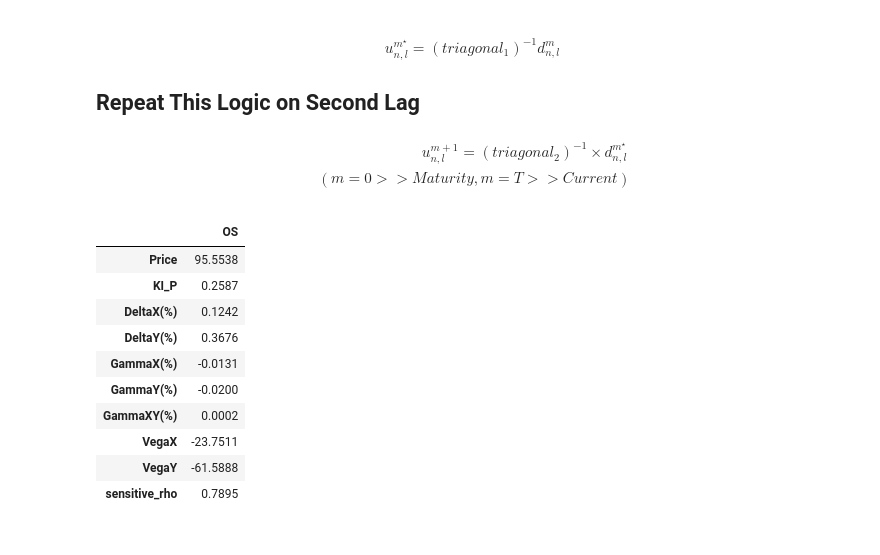
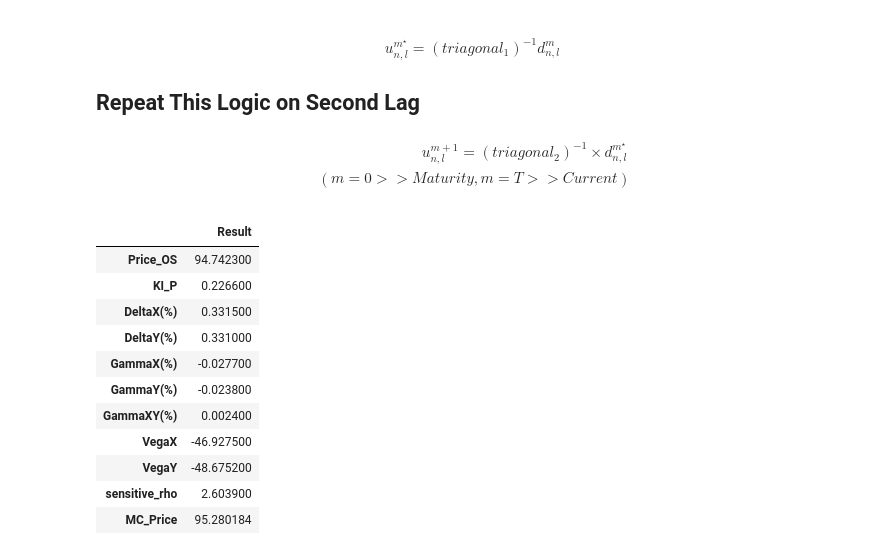
Before and after one commit to ciiadaesun/Derivative_Pricing, a Jupyter notebook: Numerical_ELS_Pricing.ipynb, the cells around one changed output. Cells and saved outputs as stored; diff of their text form; code cells hidden in the pictures.

```diff
--- a/Numerical_ELS_Pricing.ipynb
+++ b/Numerical_ELS_Pricing.ipynb
@@ -111,11 +111,11 @@ def ELS_Pricing(X,Y, std_x_KI, std_x_K, std_y_KI, std_y_K,
     #############################
     ### Calculate Forward Vol ###
     #############################
-    F_Vol_x_K,  F_Vol_x_KI  =  Calculate_F_Vol(std_x_K, std_x_KI, T)
-    F_Vol_y_K,  F_Vol_y_KI  =  Calculate_F_Vol(std_y_K, std_y_KI, T)
+    F_Vol_x_KI,  F_Vol_x_NKI  =  Calculate_F_Vol(std_x_K, std_x_KI, T)
+    F_Vol_y_KI,  F_Vol_y_NKI  =  Calculate_F_Vol(std_y_K, std_y_KI, T)
     ### initial Vol == Final Forward Vol ###
     sigx,   sigy  =  F_Vol_x_KI[-1].astype(np.float32),  F_Vol_y_KI[-1].astype(np.float32)
-    sigx2,  sigy2 =  F_Vol_x_K[-1].astype(np.float32) ,  F_Vol_y_K[-1].astype(np.float32)
+    sigx2,  sigy2 =  F_Vol_x_NKI[-1].astype(np.float32) ,  F_Vol_y_NKI[-1].astype(np.float32)
 
     pp  =  day_C_to_C   # 6 M = 125days
     M   =  len(cr) * pp
@@ -309,7 +309,7 @@ def ELS_Pricing(X,Y, std_x_KI, std_x_K, std_y_KI, std_y_K,
             Data[t+1][conditionY:,conditionX:] = F * (1+CR[int((t+2)/pp)])
 
             ############## Change Forward Vol and Parameters###########
-            sigx , sigy = F_Vol_x_K[-(int((t+2)/pp))-1] , F_Vol_y_K[-(int((t+2)/pp))-1]
+            sigx , sigy = F_Vol_x_NKI[-(int((t+2)/pp))-1] , F_Vol_y_NKI[-(int((t+2)/pp))-1]
             ############## Tridiag Parameter (Knock In) ###############
             an = (     1+ h * (0.5*(r) + (r-Divy)*ny + (sigy*ny)**2)   )
             bn = (     -(sigy*ny)**2*0.5*h                             )
@@ -366,9 +366,9 @@ def make_vega_rho(X,Y, std_x_KI, std_x_K, std_y_KI, std_y_K,
     VegaY = (New_P_Vy - Price)/dsigmay
 
     New_P_rho = ELS_Pricing(X,Y, std_x_KI, std_x_K, std_y_KI, std_y_K,
-                            r, T, Divx, Divy, cr, K, KI, rho * 1.01, day_C_to_C,
+                            r, T, Divx, Divy, cr, K, KI, rho * 1.02, day_C_to_C,
                             N , F, max_multiple, Current_Price)
-    Rho_Greeks = (New_P_rho - Price)/(rho * 0.01)
+    Rho_Greeks = (New_P_rho - Price)/(rho * 0.02)
     return VegaX, VegaY, Rho_Greeks
 
 
@@ -507,18 +507,18 @@ def Monte(X,Y,F_Vol_x, F_Vol_y,KI,cr,K,r,T,rho, F = 100, days_C_to_C = 125,numbe
     return value_path , (KI_num.sum()/number_of_simul)
 
 def Monte_Valuation(X,Y,std_x_K, std_x_KI, std_y_K, std_y_KI,KI,cr,K,r,T,rho, F = 100, days_C_to_C = 125,number_of_simul = 10000) :
-    F_Vol_x_K,  F_Vol_x_KI  =  Calculate_F_Vol(std_x_K, std_x_KI, T)
-    F_Vol_y_K,  F_Vol_y_KI  =  Calculate_F_Vol(std_y_K, std_y_KI, T)
+    F_Vol_x_KI,  F_Vol_x_NKI  =  Calculate_F_Vol(std_x_K, std_x_KI, T)
+    F_Vol_y_KI,  F_Vol_y_NKI  =  Calculate_F_Vol(std_y_K, std_y_KI, T)
     ### KVol_Ratio = Average Knuck In Prob ###
-    KVol_ratio = (0.5*KI_Probability(X,Y,F_Vol_x_K, F_Vol_y_K,KI,cr,K,r,T,rho, F, days_C_to_C,number_of_simul) +
+    KVol_ratio = (0.5*KI_Probability(X,Y,F_Vol_x_NKI, F_Vol_y_NKI,KI,cr,K,r,T,rho, F, days_C_to_C,number_of_simul) +
                   0.5*KI_Probability(X,Y,F_Vol_x_KI, F_Vol_y_KI,KI,cr,K,r,T,rho, F, days_C_to_C,number_of_simul))
     ###########################################################
     ### Simulate Knuck In Number with Knuck In FVol         ###
     ### Simulate Not Knuck In Number with Not Knuck In FVol ###
     ###########################################################
-    simul_num_K = int(number_of_simul * KVol_ratio + 0.49999)
-    simul_num_KI = int(number_of_simul * (1-KVol_ratio) + 0.49999)
-    Monte_P1 ,KI_P1  =  Monte(X,Y,F_Vol_x_K, F_Vol_y_K,KI,cr,K,r,T,rho, F, days_C_to_C,simul_num_K)
+    simul_num_NKI = int(number_of_simul * (1-KVol_ratio) + 0.49999)
+    simul_num_KI = int(number_of_simul * KVol_ratio + 0.49999)
+    Monte_P1 ,KI_P1  =  Monte(X,Y,F_Vol_x_NKI, F_Vol_y_NKI,KI,cr,K,r,T,rho, F, days_C_to_C,simul_num_NKI)
     Monte_P2 ,KI_P2  =  Monte(X,Y,F_Vol_x_KI, F_Vol_y_KI,KI,cr,K,r,T,rho, F, days_C_to_C,simul_num_KI)
     Monte_P = np.concatenate([Monte_P1, Monte_P2]).mean()
     KI_P = (KI_P1 * 0.5 + KI_P2 * 0.5)
@@ -596,20 +596,21 @@ def Result(X,Y,N,KI_P, Price,DeltaX, DeltaY, GammaX, GammaY, GammaXY, VegaX, Veg
 
 
 
-    Result = pd.DataFrame(Lst,index=['Price','KI_P','DeltaX(%)','DeltaY(%)','GammaX(%)','GammaY(%)','GammaXY(%)','VegaX','VegaY','sensitive_rho'],columns=['OS']).round(4)
+    Result = pd.DataFrame(Lst,index=['Price_OS','KI_P','DeltaX(%)','DeltaY(%)','GammaX(%)','GammaY(%)','GammaXY(%)','VegaX','VegaY','sensitive_rho'],columns=['Result']).round(4)
     return Result
 # %%
 Res = Result(X,Y,N,KI_P, Price,DeltaX, DeltaY, GammaX, GammaY, GammaXY, VegaX, VegaY, Rho_Greeks, max_multiple = 3)
-Res
+pd.concat([Res, pd.DataFrame([Monte_P], index = ['MC_Price'], columns = ['Result'])], axis = 0)
 # %% [output]
-|  | OS |
-| Price | 95.5538 |
-| KI_P | 0.2587 |
-| DeltaX(%) | 0.1242 |
-| DeltaY(%) | 0.3676 |
-| GammaX(%) | -0.0131 |
-| GammaY(%) | -0.0200 |
-| GammaXY(%) | 0.0002 |
-| VegaX | -23.7511 |
-| VegaY | -61.5888 |
-| sensitive_rho | 0.7895 |
+|  | Result |
+| Price_OS | 94.742300 |
+| KI_P | 0.226600 |
+| DeltaX(%) | 0.331500 |
+| DeltaY(%) | 0.331000 |
+| GammaX(%) | -0.027700 |
+| GammaY(%) | -0.023800 |
+| GammaXY(%) | 0.002400 |
+| VegaX | -46.927500 |
+| VegaY | -48.675200 |
+| sensitive_rho | 2.603900 |
+| MC_Price | 95.280184 |
```
Also changed, not shown: parts of 6 cells of this notebook, 1 other file.
